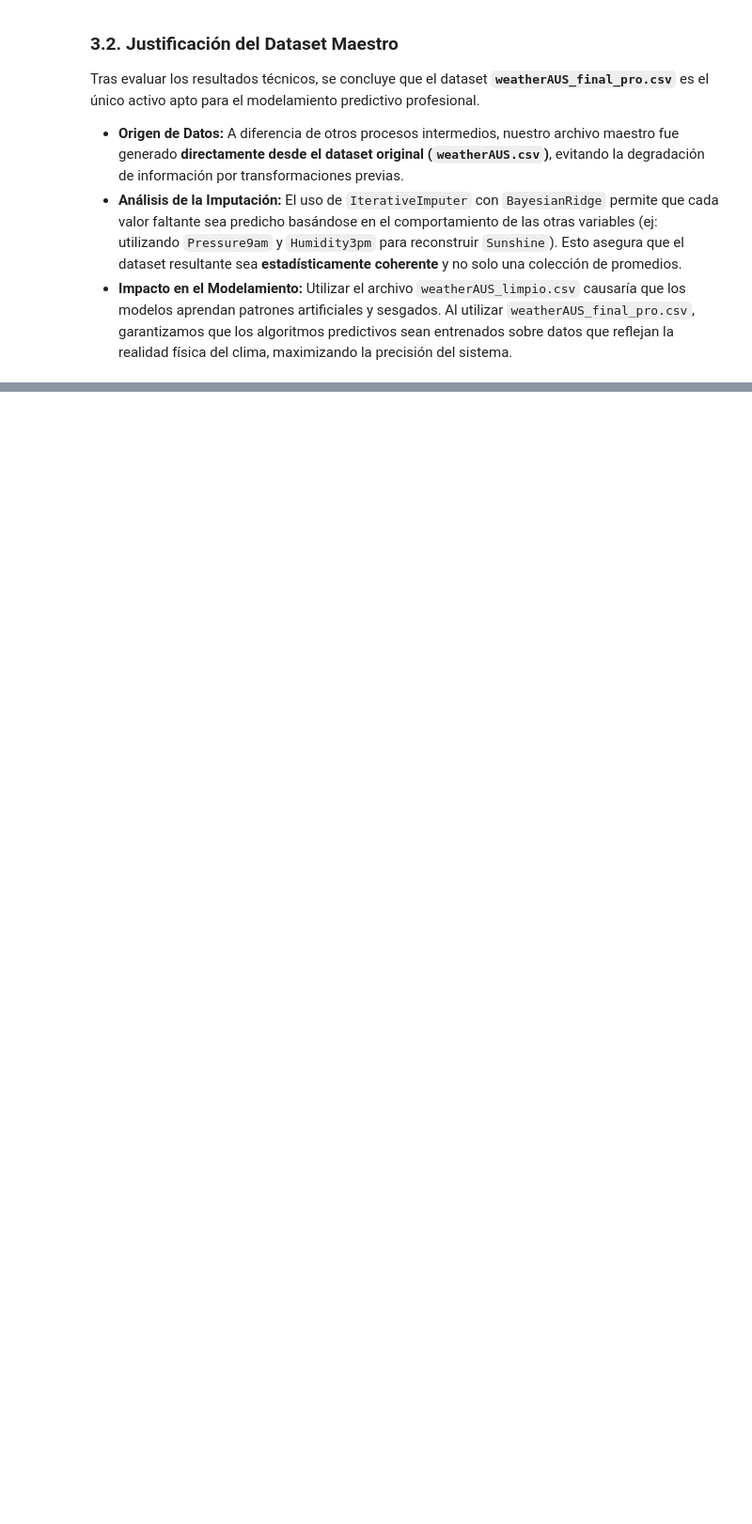
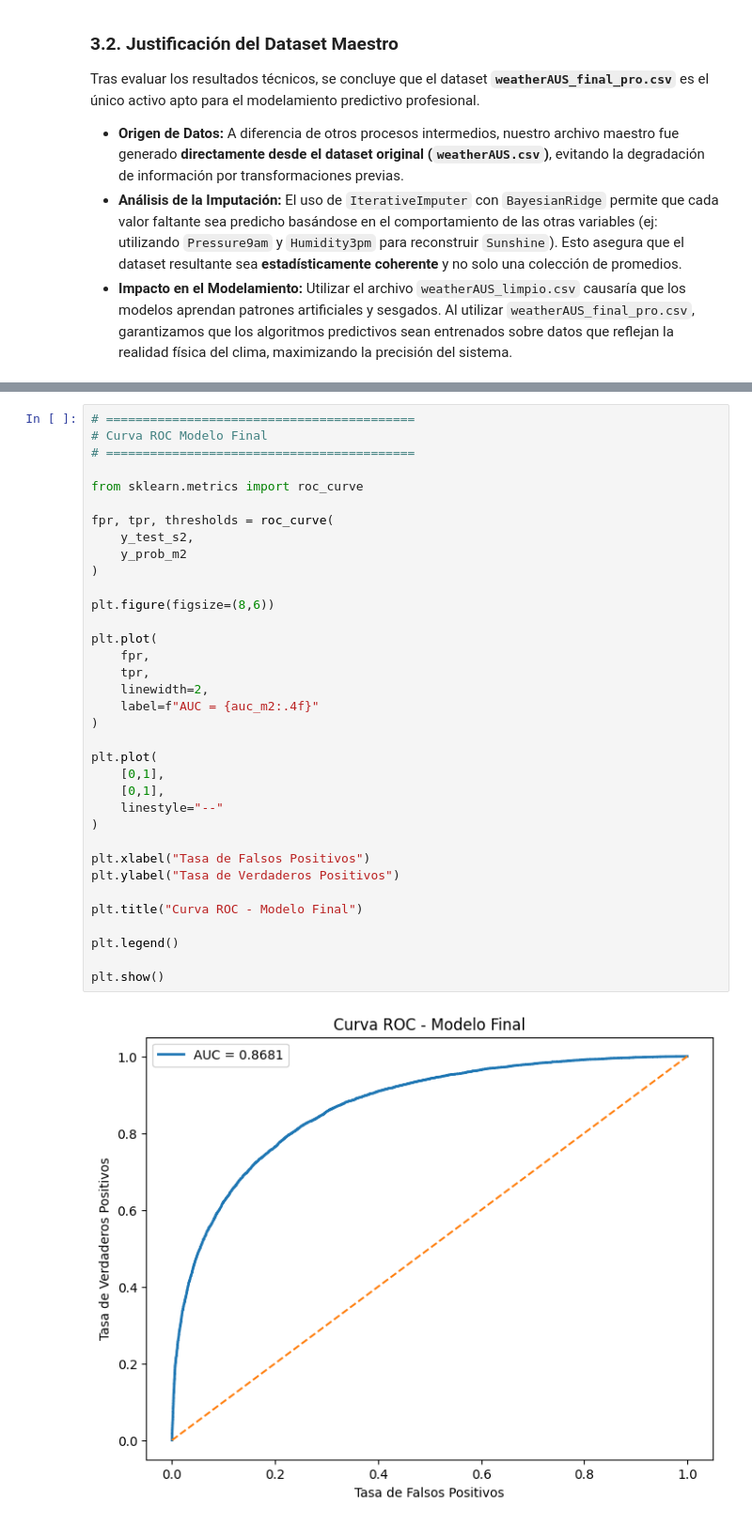
Before and after one commit to alanabermudezaballay/mcdi500_s1_grupo7, a Jupyter notebook: EstadisticaComputacional/S3/proyecto_integrado.ipynb, the cells around one changed output, grey strips where cells are left out. Shown at 94% size. Cells and saved outputs as stored; diff of their text form; blank space fills up the shorter version.

```diff
--- a/EstadisticaComputacional/S3/proyecto_integrado.ipynb
+++ b/EstadisticaComputacional/S3/proyecto_integrado.ipynb
@@ -179,0 +1185,37 @@ Tras evaluar los resultados técnicos, se concluye que el dataset **`weatherAUS_
+# %%
+# ==========================================
+# Curva ROC Modelo Final
+# ==========================================
+
+from sklearn.metrics import roc_curve
+
+fpr, tpr, thresholds = roc_curve(
+    y_test_s2,
+    y_prob_m2
+)
+
+plt.figure(figsize=(8,6))
+
+plt.plot(
+    fpr,
+    tpr,
+    linewidth=2,
+    label=f"AUC = {auc_m2:.4f}"
+)
+
+plt.plot(
+    [0,1],
+    [0,1],
+    linestyle="--"
+)
+
+plt.xlabel("Tasa de Falsos Positivos")
+plt.ylabel("Tasa de Verdaderos Positivos")
+
+plt.title("Curva ROC - Modelo Final")
+
+plt.legend()
+
+plt.show()
+# %% [output]
+[figure, added]
```
Also changed, not shown: parts of 72 cells of this notebook.
